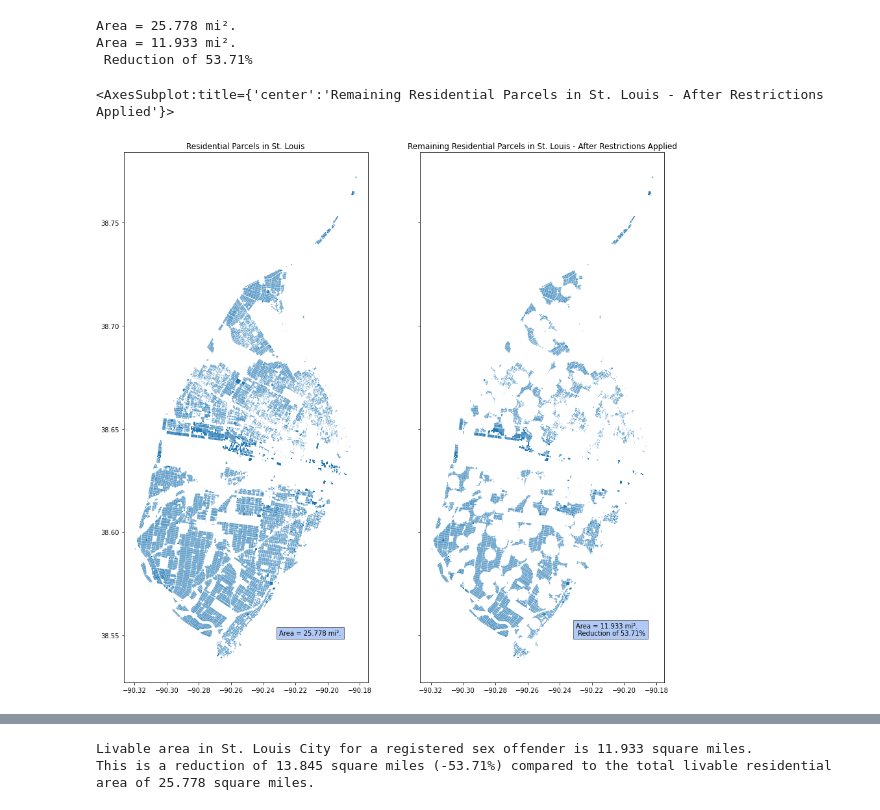
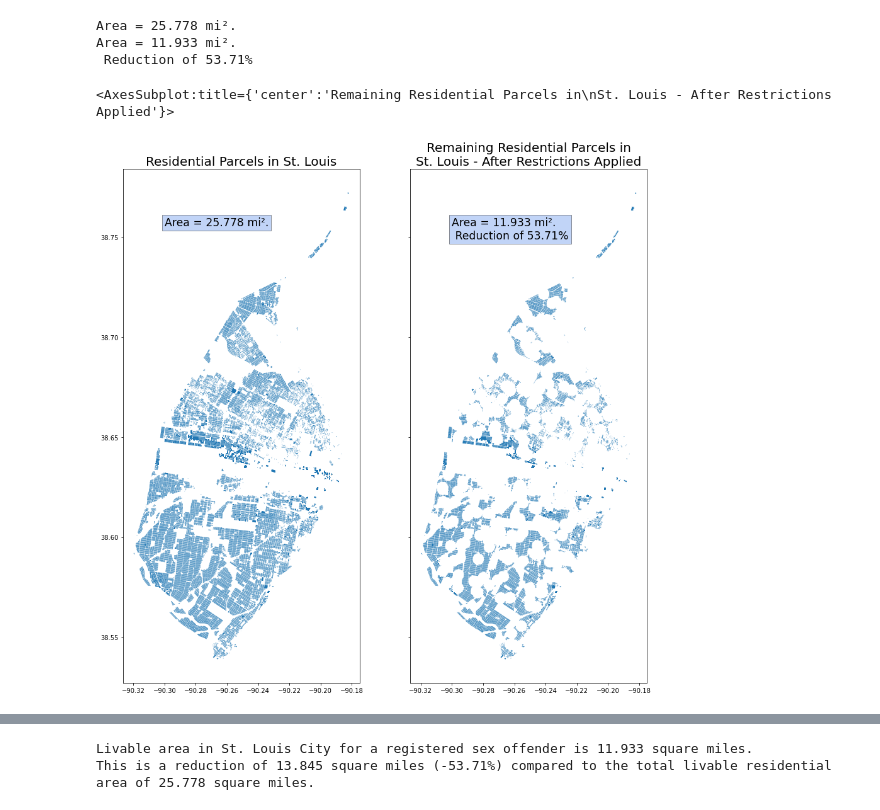
Before and after one commit to PMattox/dsa_masters, a Jupyter notebook: DSA_Capstone/Analysis - Residential Area.ipynb, the cells around one changed output, grey strips where cells are left out. Drawn from its saved outputs; the diff is of its cells as text; code cells hidden in the pictures.

```diff
--- a/DSA_Capstone/Analysis - Residential Area.ipynb
+++ b/DSA_Capstone/Analysis - Residential Area.ipynb
@@ -254,15 +317,17 @@ Area = 11.933 mi².
 # %%
 # same plots as above, but with before and after presentation
 # visualize these two results side by side
-fig, (ax1, ax2) = pyplot.subplots(ncols=2, sharex=True, sharey=True, figsize=(15,15))
-ax1.set_title('Residential Parcels in St. Louis')
-ax2.set_title('Remaining Residential Parcels in St. Louis - After Restrictions Applied')
+fig, (ax1, ax2) = pyplot.subplots(ncols=2, sharex=True, sharey=True, figsize=(15,15), facecolor='white')
+ax1.set_title('Residential Parcels in St. Louis', fontsize=20)
+ax2.set_title('Remaining Residential Parcels in\nSt. Louis - After Restrictions Applied', fontsize=20)
 
-ax1.text(-90.23, 38.55, text1, bbox=dict(facecolor='cornflowerblue', alpha=0.5))
-ax2.text(-90.23, 38.55, text2, bbox=dict(facecolor='cornflowerblue', alpha=0.5))
+ax1.text(-90.3, 38.76, text1, size='xx-large', verticalalignment='top',
+             bbox=dict(facecolor='cornflowerblue', alpha=0.4))
+ax2.text(-90.3, 38.76, text2, size='xx-large', verticalalignment='top',
+             bbox=dict(facecolor='cornflowerblue', alpha=0.4))
 
 gdf_parcels.plot(ax=ax1)
 gdf_res_remain.plot(ax=ax2)
 # %% [output]
-<AxesSubplot:title={'center':'Remaining Residential Parcels in St. Louis - After Restrictions Applied'}>
+<AxesSubplot:title={'center':'Remaining Residential Parcels in\nSt. Louis - After Restrictions Applied'}>
-[figure, old version]
+[figure, new version]
```
Also changed, not shown: parts of 8 cells of this notebook, 17 other files.
